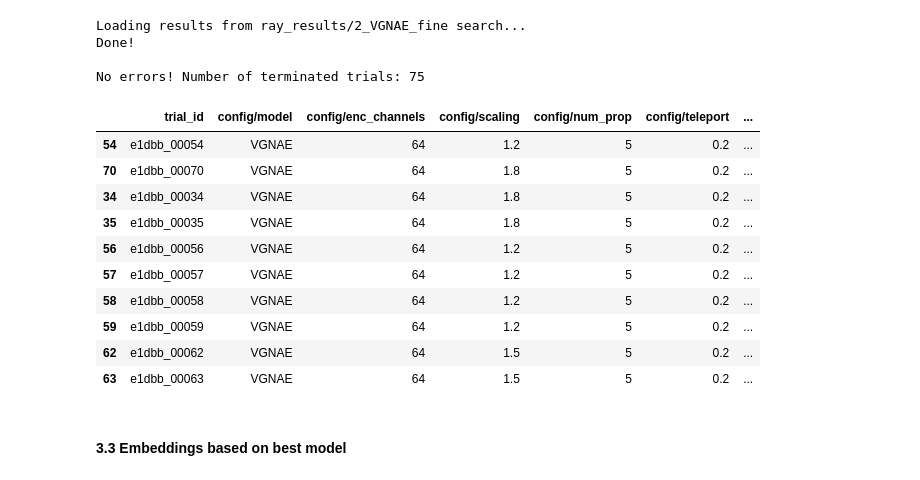
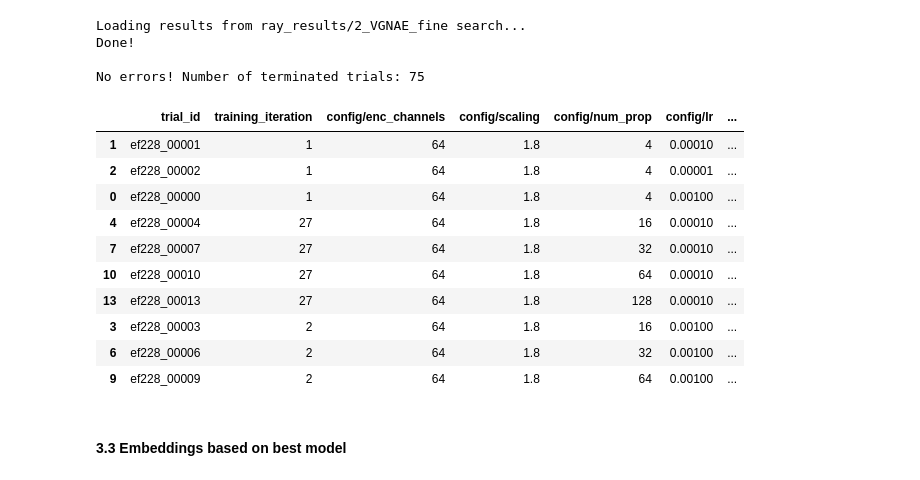
Before and after one commit to lassefschmidt/Network-Science_Challenge, a Jupyter notebook: 1_Node Embedding_VGNAE.ipynb, the cells around one changed output. Saved outputs shown, nothing was run; the diff lists cells and outputs as text; code cells hidden in the pictures.

```diff
--- a/1_Node Embedding_VGNAE.ipynb
+++ b/1_Node Embedding_VGNAE.ipynb
@@ -98,7 +100,7 @@ config = {
 
     # basic infos
     "data": data,
-    "max_epochs": 300,
+    "max_epochs": 50,
     "save": True, # if we want to save best model on validation set
 
     # model
@@ -106,14 +108,14 @@ config = {
 
     ## encoder
     "enc_channels": 64,
-    "scaling": tune.grid_search([1.2, 1.5, 1.8]),
-    "num_prop": 5,
-    "teleport": tune.grid_search([0.1, 0.2]),
-    "dropout": tune.grid_search([0, 0.1, 0.2]),
+    "scaling": 1.8,
+    "num_prop": tune.grid_search([4, 16, 32, 64, 128]),
+    "teleport": 0, # tune.grid_search([0, 0.1, 0.2]),
+    "dropout": 0, # tune.grid_search([0, 0.1, 0.2]),
 
     # optimizer
-    "lr": tune.grid_search([5e-5, 1e-5]),
-    "wd": tune.grid_search([1e-1, 1e-2, 1e-4])
+    "lr": tune.grid_search([1e-3, 1e-4, 1e-5]),
+    "wd": 0,
 }
 # %%
 # how many trials to run (if grid_search utilized, it will run this number per grid_search value)
@@ -122,8 +124,8 @@ num_samples = 1
 # run experiment
 result_grid = autoenc.run_ray_experiment(
     autoenc.train_validate, config, ray_path, num_samples,
-    metric_columns = ["trn_acc", "val_acc", "max_val_acc", "training_iteration"],
-    parameter_columns = ["enc_channels", "scaling", "teleport", "dropout", "lr", "wd"]
+    metric_columns = ["trn_auc", "val_auc", "max_val_auc", "training_iteration"],
+    parameter_columns = ["scaling", "num_prop", "lr"]
 )
 # %% [output]
 Tune Status
@@ -169,31 +169,30 @@ No errors! Number of terminated trials: 75
 # %%
 # get best score per trial (highest validation accuracy)
 N = 10
 best_result_df = result_grid.get_dataframe(
-    filter_metric="val_acc", filter_mode="max"
+    filter_metric="val_auc", filter_mode="max"
 )
-best_result_df = best_result_df[["trial_id", "config/model", "config/enc_channels",
-                                 "config/scaling", "config/num_prop", "config/teleport", "config/dropout",
-                                 "config/lr", "config/wd", "training_iteration",
-                                 "trn_loss", "val_loss", "trn_acc", "val_acc", "trn_auc", "val_auc"]]
-best_result_df = best_result_df.sort_values(by=["val_acc"], ascending = False)
+best_result_df = best_result_df[["trial_id", "training_iteration", "config/enc_channels",
+                                 "config/scaling", "config/num_prop", "config/lr", "config/wd",
+                                 "trn_loss", "val_loss", "trn_auc", "val_auc"]]
+best_result_df = best_result_df.sort_values(by=["val_auc"], ascending = False)
 
 if len(result_grid) > N:
     best_result_df = best_result_df.head(N)
 
 best_result_df
 # %% [output]
-|  | trial_id | config/model | config/enc_channels | config/scaling | config/num_prop | config/teleport | ... |
-| 54 | e1dbb_00054 | VGNAE | 64 | 1.2 | 5 | 0.2 | ... |
-| 70 | e1dbb_00070 | VGNAE | 64 | 1.8 | 5 | 0.2 | ... |
-| 34 | e1dbb_00034 | VGNAE | 64 | 1.8 | 5 | 0.2 | ... |
-| 35 | e1dbb_00035 | VGNAE | 64 | 1.8 | 5 | 0.2 | ... |
-| 56 | e1dbb_00056 | VGNAE | 64 | 1.2 | 5 | 0.2 | ... |
-| 57 | e1dbb_00057 | VGNAE | 64 | 1.2 | 5 | 0.2 | ... |
-| 58 | e1dbb_00058 | VGNAE | 64 | 1.2 | 5 | 0.2 | ... |
-| 59 | e1dbb_00059 | VGNAE | 64 | 1.2 | 5 | 0.2 | ... |
-| 62 | e1dbb_00062 | VGNAE | 64 | 1.5 | 5 | 0.2 | ... |
-| 63 | e1dbb_00063 | VGNAE | 64 | 1.5 | 5 | 0.2 | ... |
+|  | trial_id | training_iteration | config/enc_channels | config/scaling | config/num_prop | config/lr | ... |
+| 1 | ef228_00001 | 1 | 64 | 1.8 | 4 | 0.00010 | ... |
+| 2 | ef228_00002 | 1 | 64 | 1.8 | 4 | 0.00001 | ... |
+| 0 | ef228_00000 | 1 | 64 | 1.8 | 4 | 0.00100 | ... |
+| 4 | ef228_00004 | 27 | 64 | 1.8 | 16 | 0.00010 | ... |
+| 7 | ef228_00007 | 27 | 64 | 1.8 | 32 | 0.00010 | ... |
+| 10 | ef228_00010 | 27 | 64 | 1.8 | 64 | 0.00010 | ... |
+| 13 | ef228_00013 | 27 | 64 | 1.8 | 128 | 0.00010 | ... |
+| 3 | ef228_00003 | 2 | 64 | 1.8 | 16 | 0.00100 | ... |
+| 6 | ef228_00006 | 2 | 64 | 1.8 | 32 | 0.00100 | ... |
+| 9 | ef228_00009 | 2 | 64 | 1.8 | 64 | 0.00100 | ... |
 # %% [markdown]
 #### 3.3 Embeddings based on best model
 # %%
```
Also changed, not shown: parts of 32 cells of this notebook, 5 other files.
